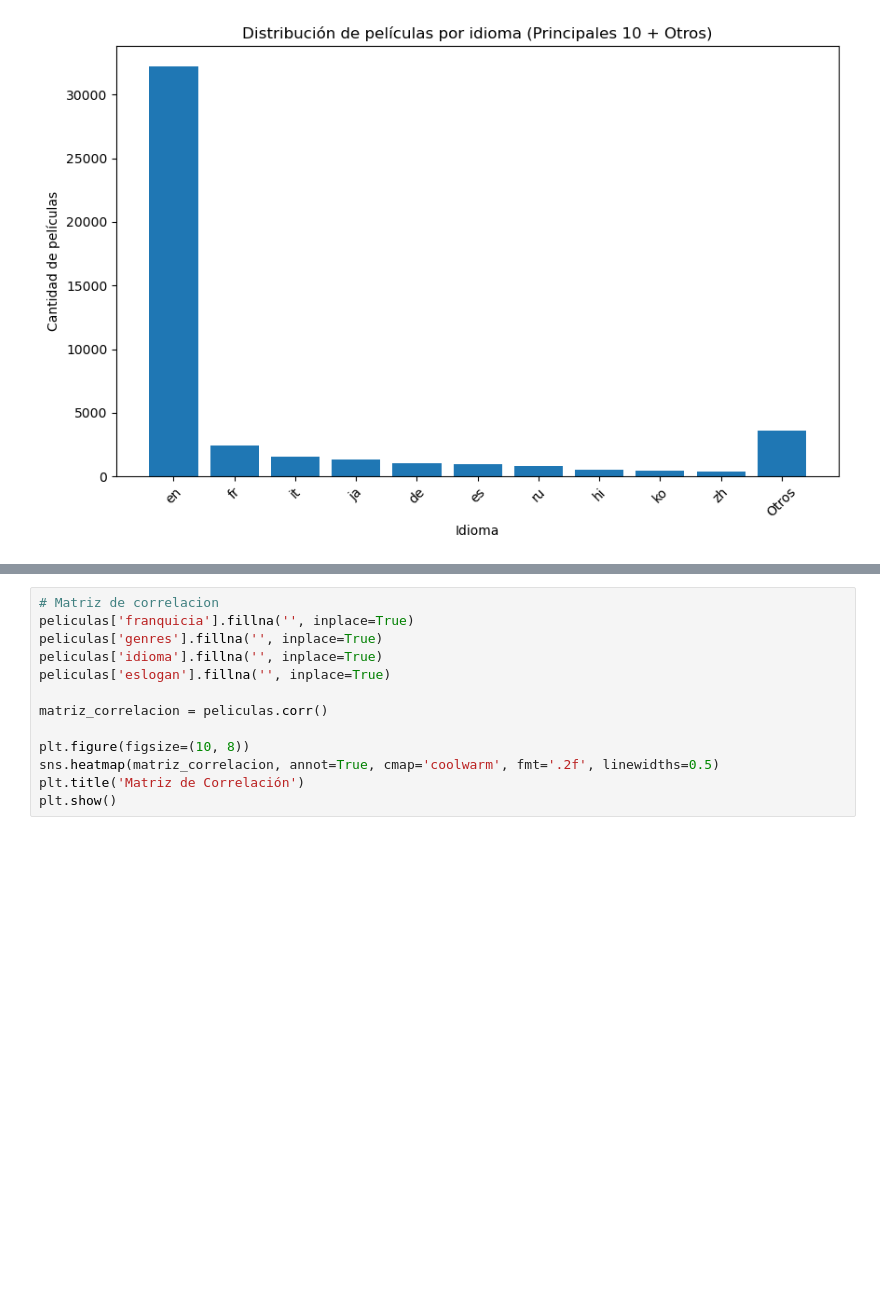
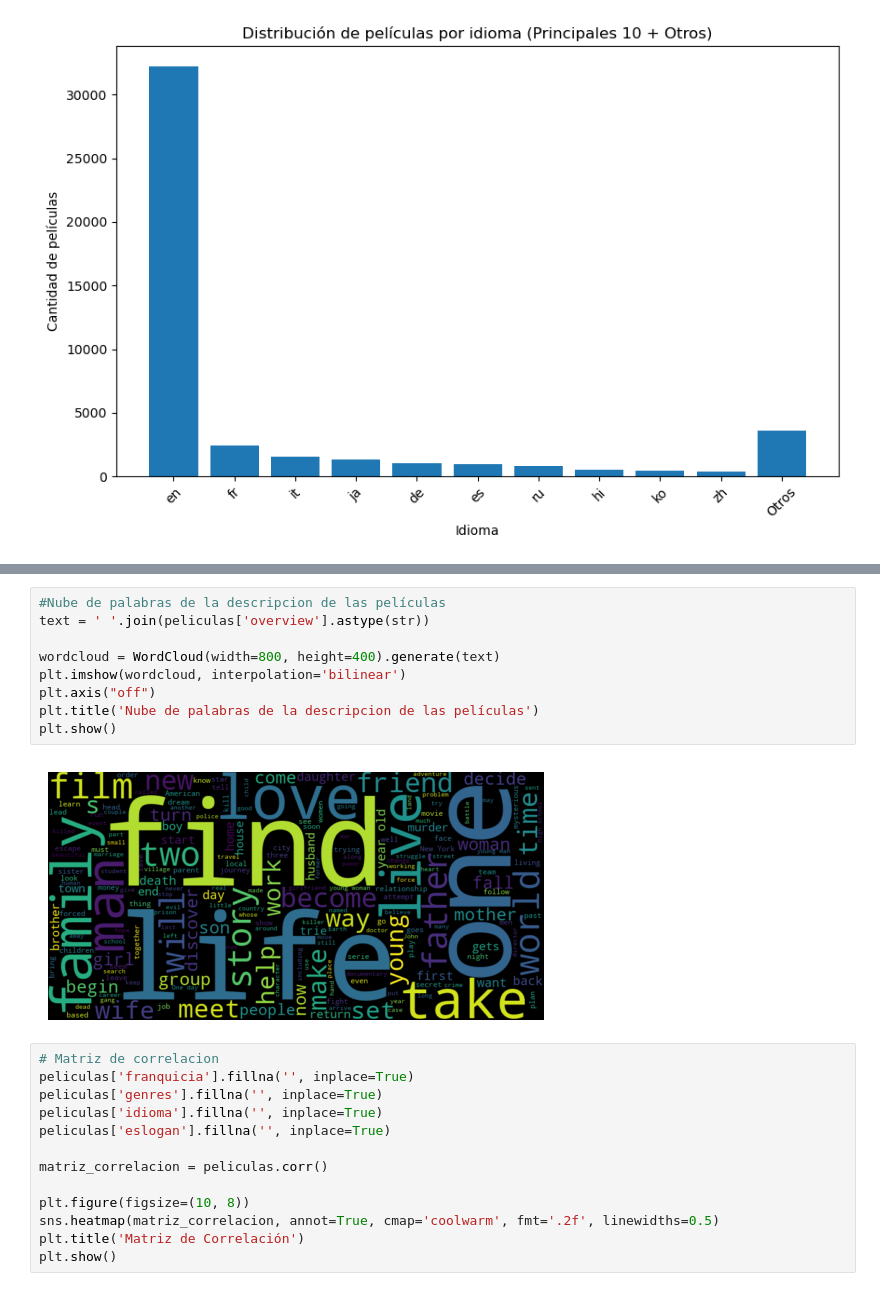
Before and after one commit to smlopez30/Proyecto-individual-Parte-1, a Jupyter notebook: DataEingenier.ipynb, the cells around one changed output, grey strips where cells are left out. Saved outputs shown, nothing was run; the diff lists cells and outputs as text; blank space fills up the shorter version.

```diff
--- a/DataEingenier.ipynb
+++ b/DataEingenier.ipynb
@@ -445,3 +462,14 @@ plt.show()
+# %%
+#Nube de palabras de la descripcion de las películas
+text = ' '.join(peliculas['overview'].astype(str))
+
+wordcloud = WordCloud(width=800, height=400).generate(text)
+plt.imshow(wordcloud, interpolation='bilinear')
+plt.axis("off")
+plt.title('Nube de palabras de la descripcion de las películas')
+plt.show()
+# %% [output]
+[figure, added]
 # %%
 # Matriz de correlacion
 peliculas['franquicia'].fillna('', inplace=True)
```
Also changed, not shown: parts of 11 cells of this notebook, 4 other files.
